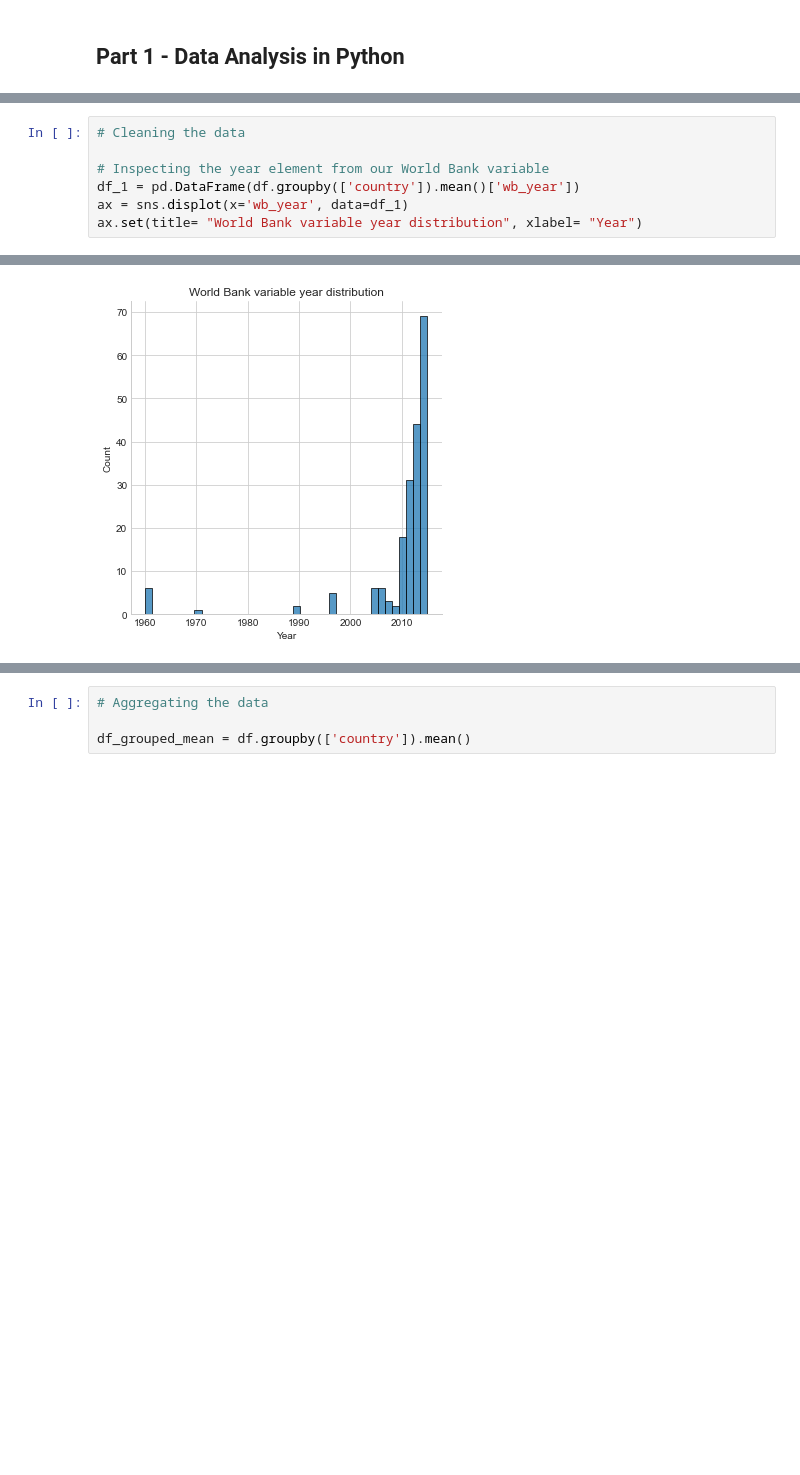
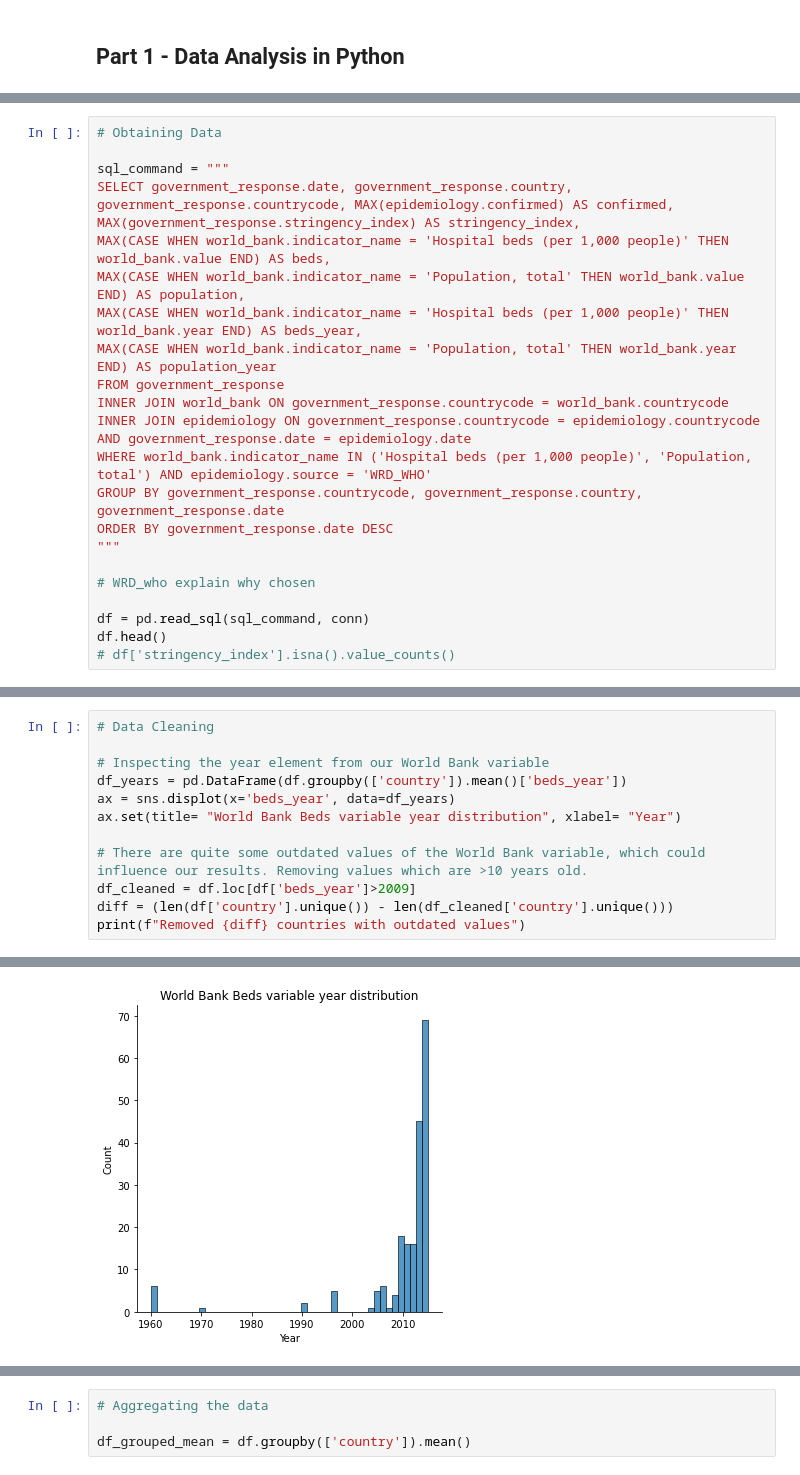
Before and after one commit to wbhz/COVID-19-Analyses, a Jupyter notebook: Willem_Zents_Fundamentals_Summative.ipynb, the cells around one changed output, grey strips where cells are left out. Cells and saved outputs as stored; diff of their text form; blank space fills up the shorter version.

```diff
--- a/Willem_Zents_Fundamentals_Summative.ipynb
+++ b/Willem_Zents_Fundamentals_Summative.ipynb
@@ -90,0 +93,22 @@ df.head()
+# %%
+# Obtaining Data
+
+sql_command = """
+SELECT government_response.date, government_response.country, government_response.countrycode, MAX(epidemiology.confirmed) AS confirmed, MAX(government_response.stringency_index) AS stringency_index,
+MAX(CASE WHEN world_bank.indicator_name = 'Hospital beds (per 1,000 people)' THEN world_bank.value END) AS beds,
+MAX(CASE WHEN world_bank.indicator_name = 'Population, total' THEN world_bank.value END) AS population,
+MAX(CASE WHEN world_bank.indicator_name = 'Hospital beds (per 1,000 people)' THEN world_bank.year END) AS beds_year,
+MAX(CASE WHEN world_bank.indicator_name = 'Population, total' THEN world_bank.year END) AS population_year
+FROM government_response
+INNER JOIN world_bank ON government_response.countrycode = world_bank.countrycode
+INNER JOIN epidemiology ON government_response.countrycode = epidemiology.countrycode AND government_response.date = epidemiology.date
+WHERE world_bank.indicator_name IN ('Hospital beds (per 1,000 people)', 'Population, total') AND epidemiology.source = 'WRD_WHO'
+GROUP BY government_response.countrycode, government_response.country, government_response.date
+ORDER BY government_response.date DESC
+"""
+
+# WRD_who explain why chosen
+
+df = pd.read_sql(sql_command, conn)
+df.head()
+# df['stringency_index'].isna().value_counts()
@@ -91,10 +128,15 @@ df.head()
 # %%
-# Cleaning the data
+# Data Cleaning
 
 # Inspecting the year element from our World Bank variable
-df_1 = pd.DataFrame(df.groupby(['country']).mean()['wb_year'])
-ax = sns.displot(x='wb_year', data=df_1)
-ax.set(title= "World Bank variable year distribution", xlabel= "Year")
+df_years = pd.DataFrame(df.groupby(['country']).mean()['beds_year'])
+ax = sns.displot(x='beds_year', data=df_years)
+ax.set(title= "World Bank Beds variable year distribution", xlabel= "Year")
+
+# There are quite some outdated values of the World Bank variable, which could influence our results. Removing values which are >10 years old.
+df_cleaned = df.loc[df['beds_year']>2009]
+diff = (len(df['country'].unique()) - len(df_cleaned['country'].unique()))
+print(f"Removed {diff} countries with outdated values")
 # %% [output]
 <seaborn.axisgrid.FacetGrid at 0x...>
-[figure, old version]
+[figure, new version]
```
Also changed, not shown: parts of 5 cells of this notebook.
